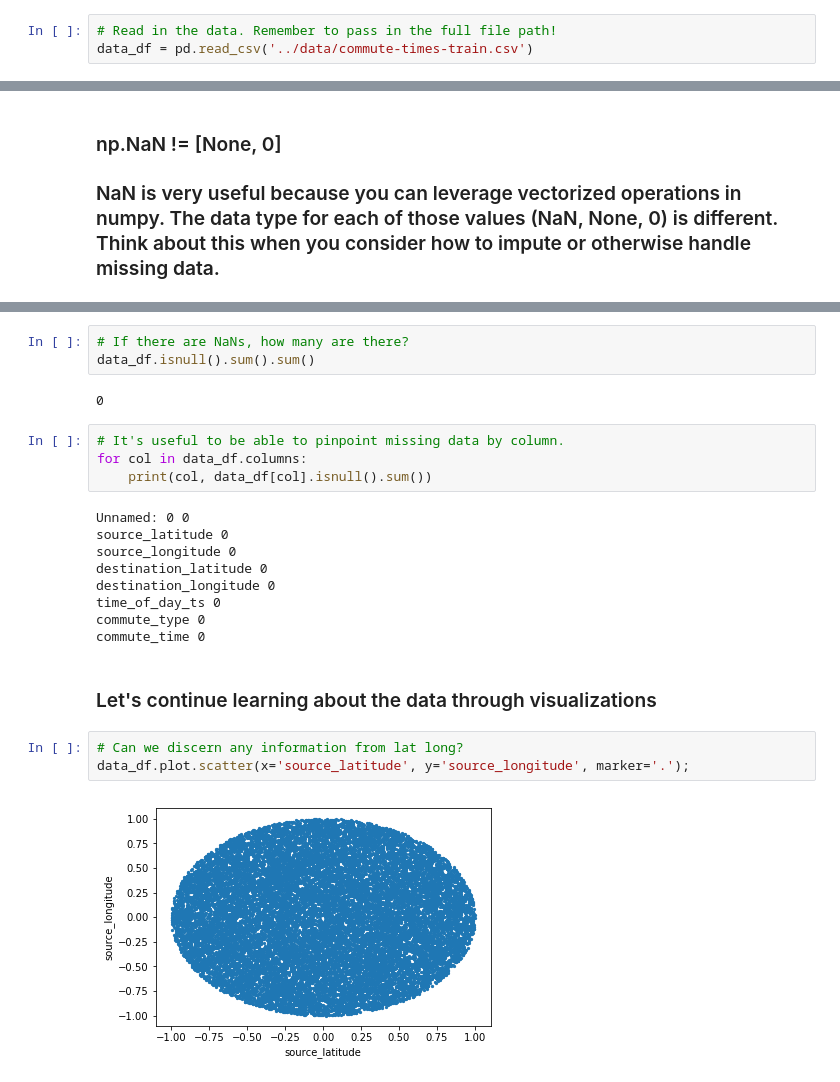
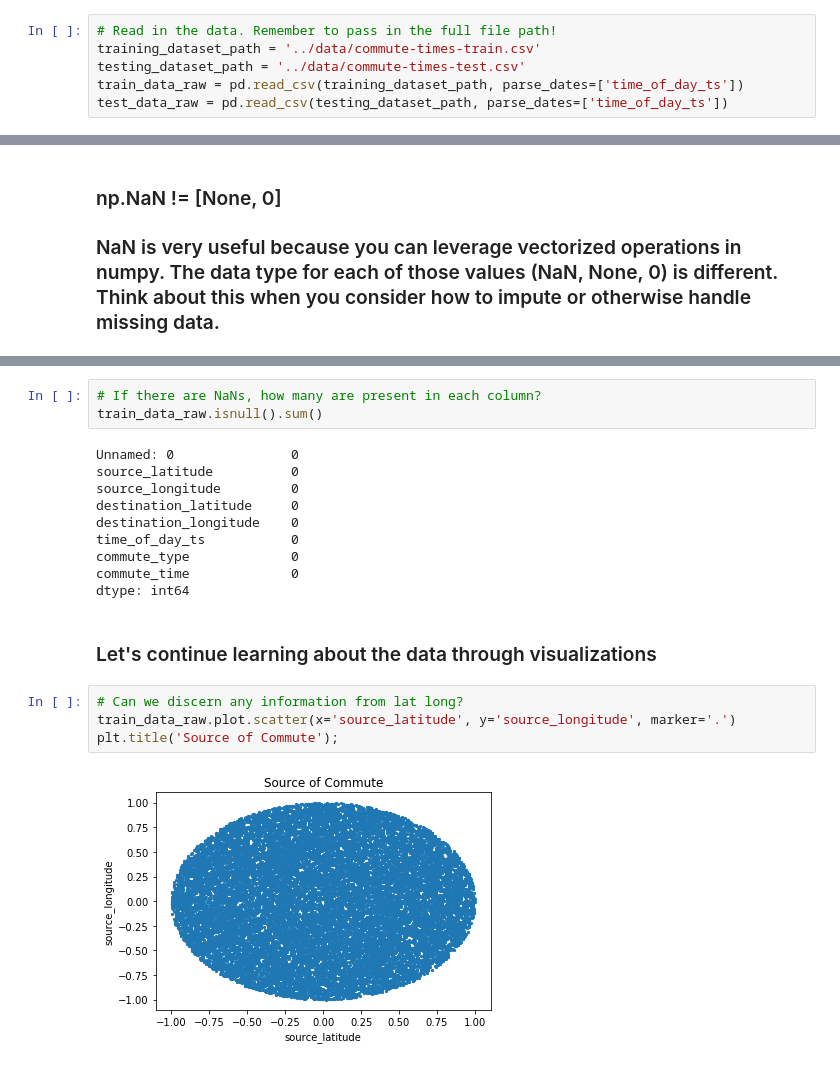
Before and after one commit to QCaudron/ml_101, a Jupyter notebook: 1_Data_import_cleaning_and_vis/01-data-exploration.ipynb, the cells around one changed output, grey strips where cells are left out. Cells and saved outputs as stored; diff of their text form.

Commit message:
final notebook and processed data files

```diff
--- a/1_Data_import_cleaning_and_vis/01-data-exploration.ipynb
+++ b/1_Data_import_cleaning_and_vis/01-data-exploration.ipynb
@@ -17,3 +24,6 @@ import matplotlib.pyplot as plt
 # %%
 # Read in the data. Remember to pass in the full file path!
-data_df = pd.read_csv('../data/commute-times-train.csv')
+training_dataset_path = '../data/commute-times-train.csv'
+testing_dataset_path = '../data/commute-times-test.csv'
+train_data_raw = pd.read_csv(training_dataset_path, parse_dates=['time_of_day_ts'])
+test_data_raw = pd.read_csv(testing_dataset_path, parse_dates=['time_of_day_ts'])
@@ -106,28 +110,24 @@ data_df.isnull().values.any()
 # %% [output]
 False
 # %%
-# If there are NaNs, how many are there?
-data_df.isnull().sum().sum()
+# If there are NaNs, how many are present in each column?
+train_data_raw.isnull().sum()
 # %% [output]
-0
+Unnamed: 0               0
+source_latitude          0
+source_longitude         0
+destination_latitude     0
+destination_longitude    0
+time_of_day_ts           0
+commute_type             0
+commute_time             0
+dtype: int64
-# %%
-# It's useful to be able to pinpoint missing data by column.
-for col in data_df.columns:
-    print(col, data_df[col].isnull().sum())
-# %% [output]
-Unnamed: 0 0
-source_latitude 0
-source_longitude 0
-destination_latitude 0
-destination_longitude 0
-time_of_day_ts 0
-commute_type 0
-commute_time 0
 # %% [markdown]
 ### Let's continue learning about the data through visualizations
 # %%
 # Can we discern any information from lat long?
-data_df.plot.scatter(x='source_latitude', y='source_longitude', marker='.');
+train_data_raw.plot.scatter(x='source_latitude', y='source_longitude', marker='.')
+plt.title('Source of Commute');
 # %% [output]
-[figure, old version]
+[figure, new version]
 # %%
```
Also changed, not shown: parts of 42 cells of this notebook, 3 other files.
